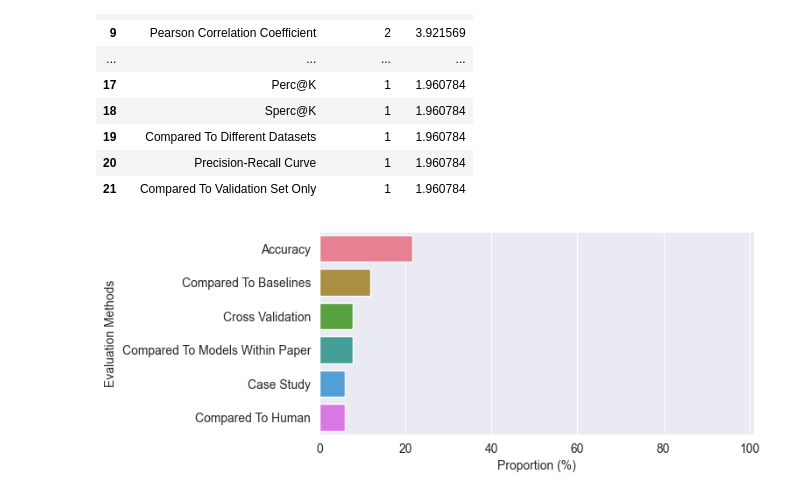
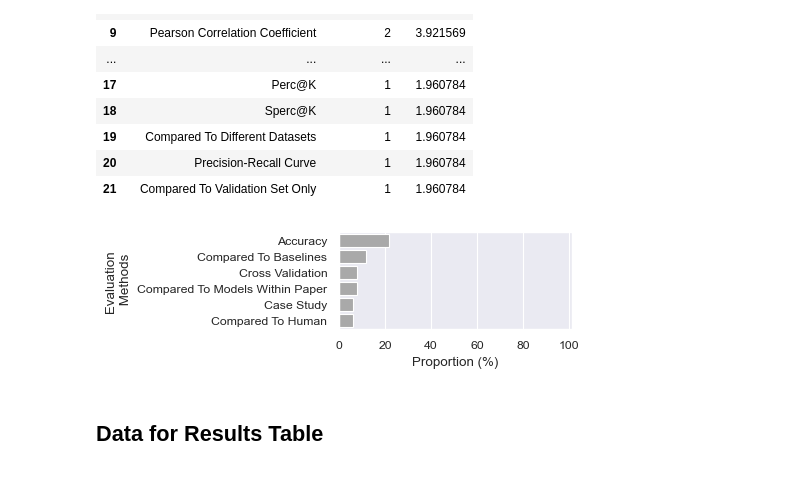
Before and after one commit to m-messer/In-Depth_Analysis_ML_Graders_Analysis, a Jupyter notebook: analysis.ipynb, the cells around one changed output. Drawn from its saved outputs; the diff is of its cells as text; code cells hidden in the pictures.

```diff
--- a/analysis.ipynb
+++ b/analysis.ipynb
@@ -3,7 +3,7 @@ import pandas as pd
 import seaborn as sns
 import matplotlib.pyplot as plt
 
-sns.set_palette('husl')
+sns.set_context("paper", rc={"font.size":12})
 # %% [markdown]
 ## Get results and tidy dataset
 # %%
@@ -64,3 +64,6 @@ HEIGHT = 3
+# %%
+WIDTH = 3
+HEIGHT = 1.25
 # %% [markdown]
 ## Skills
 # %%
@@ -199,9 +202,11 @@ eval_df
 | 21 | Compared To Validation Set Only | 1 | 1.960784 |
 # %%
 plt.figure(figsize=(WIDTH, HEIGHT))
-ax_eval = sns.barplot(eval_df[eval_df.no_papers > 2], y='evaluation', x='proportion')
-ax_eval.set(xlabel = 'Proportion (%)', ylabel='Evaluation Methods')
+ax_eval = sns.barplot(eval_df[eval_df.no_papers > 2], y='evaluation', x='proportion', color='darkgrey')
+ax_eval.set(xlabel = 'Proportion (%)', ylabel='Evaluation \n Methods')
 plt.xlim([0, 101])
 plt.savefig('plots/evaluation.pdf', bbox_inches='tight')
 # %% [output]
-[figure, old version]
+[figure, new version]
+# %% [markdown]
+## Data for Results Table
```
Also changed, not shown: parts of 8 cells of this notebook, 6 other files.
